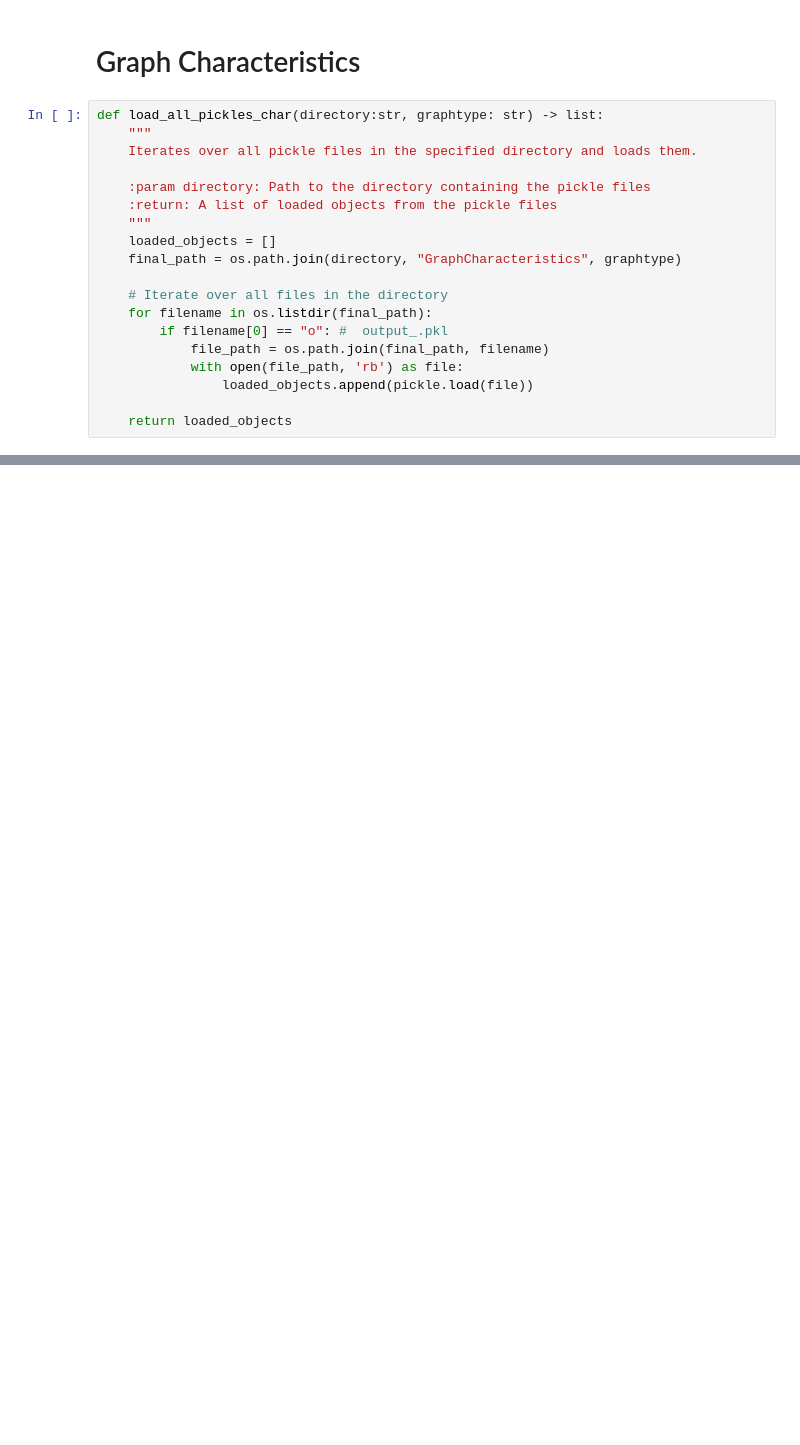
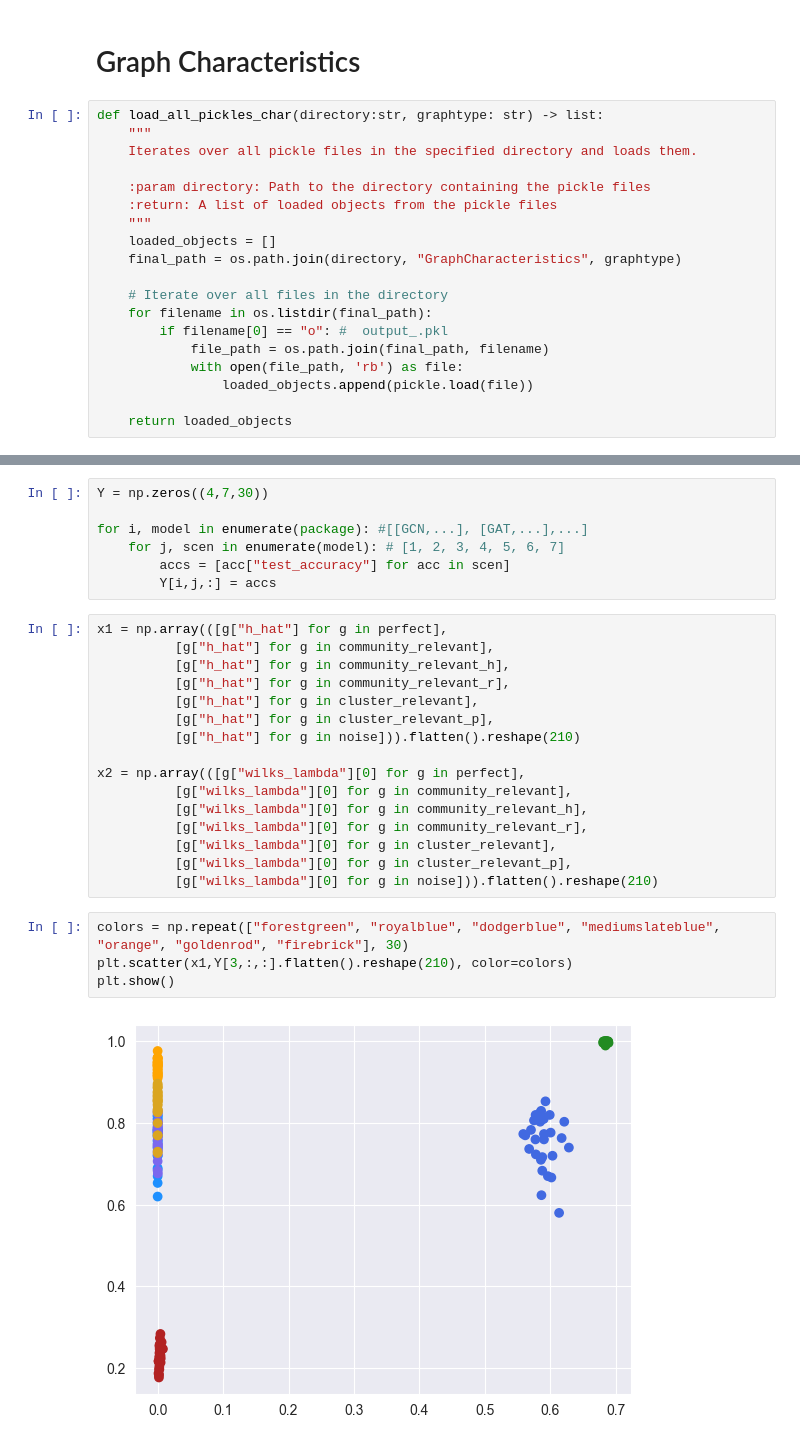
Before and after one commit to FisnikZogaj/MA, a Jupyter notebook: eval.ipynb, the cells around one changed output, grey strips where cells are left out. Cells and saved outputs as stored; diff of their text form; blank space fills up the shorter version.

```diff
--- a/eval.ipynb
+++ b/eval.ipynb
@@ -310,0 +312,29 @@ print(check2[28])
+# %%
+Y = np.zeros((4,7,30))
+
+for i, model in enumerate(package): #[[GCN,...], [GAT,...],...]
+    for j, scen in enumerate(model): # [1, 2, 3, 4, 5, 6, 7]
+        accs = [acc["test_accuracy"] for acc in scen]
+        Y[i,j,:] = accs
+# %%
+x1 = np.array(([g["h_hat"] for g in perfect],
+          [g["h_hat"] for g in community_relevant],
+          [g["h_hat"] for g in community_relevant_h],
+          [g["h_hat"] for g in community_relevant_r],
+          [g["h_hat"] for g in cluster_relevant],
+          [g["h_hat"] for g in cluster_relevant_p],
+          [g["h_hat"] for g in noise])).flatten().reshape(210)
+
+x2 = np.array(([g["wilks_lambda"][0] for g in perfect],
+          [g["wilks_lambda"][0] for g in community_relevant],
+          [g["wilks_lambda"][0] for g in community_relevant_h],
+          [g["wilks_lambda"][0] for g in community_relevant_r],
+          [g["wilks_lambda"][0] for g in cluster_relevant],
+          [g["wilks_lambda"][0] for g in cluster_relevant_p],
+          [g["wilks_lambda"][0] for g in noise])).flatten().reshape(210)
+# %%
+colors = np.repeat(["forestgreen", "royalblue", "dodgerblue", "mediumslateblue", "orange", "goldenrod", "firebrick"], 30)
+plt.scatter(x1,Y[3,:,:].flatten().reshape(210), color=colors)
+plt.show()
+# %% [output]
+[figure, added]
```
Also changed, not shown: parts of 19 cells of this notebook, 2 other files.
